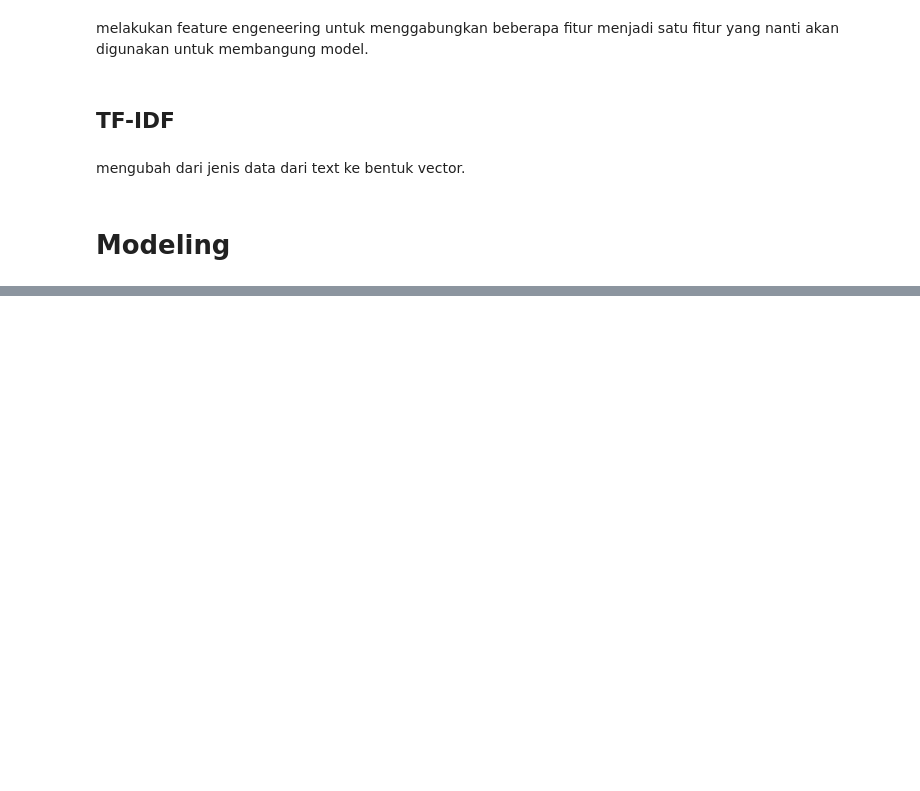
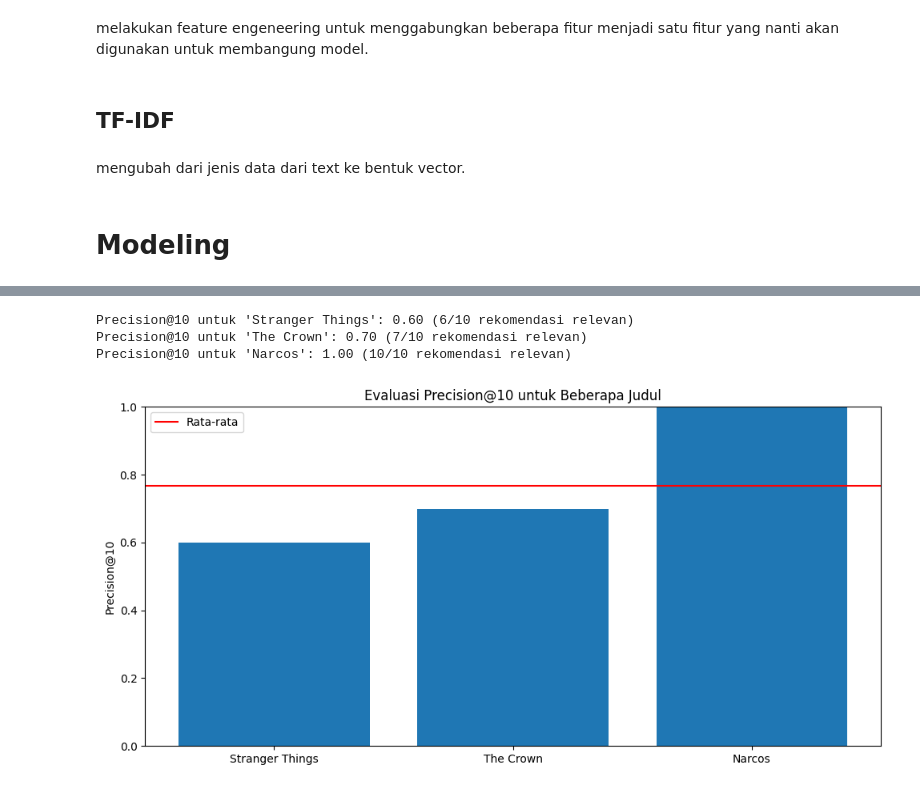
Before and after one commit to potaHere/submssion-Machine-Learning-Terapan, a Jupyter notebook: Sistem_Rekomendasi.ipynb, the cells around one changed output, grey strips where cells are left out. Drawn from its saved outputs; the diff is of its cells as text; code cells hidden in the pictures; blank space fills up the shorter version.

```diff
--- a/Sistem_Rekomendasi.ipynb
+++ b/Sistem_Rekomendasi.ipynb
@@ -208,0 +351,62 @@ IndentationError: expected an indented block after 'if' statement on line 6 (<ip
+# %%
+# Precision at K
+def precision_at_k(title, k=10):
+    try:
+        # Mendapatkan genre dari judul input
+        input_idx = indices[title]
+        input_genres = preprocessed_df.iloc[input_idx]['listed_in'].split(',')
+        input_genres = [genre.strip().lower() for genre in input_genres]
+
+        # Mendapatkan rekomendasi
+        rekomendasi = get_recommendations(title)
+
+        # Menghitung jumlah rekomendasi yang relevan (memiliki minimal satu genre yang sama)
+        relevant_count = 0
+        for idx, row in rekomendasi.iterrows():
+            rec_genres = row['listed_in'].split(',')
+            rec_genres = [genre.strip().lower() for genre in rec_genres]
+
+            # Jika ada minimal satu genre yang sama, dianggap relevan
+            if set(input_genres).intersection(set(rec_genres)):
+                relevant_count += 1
+
+        # Menghitung precision@k
+        precision = relevant_count / k
+        return {
+            'title': title,
+            'precision_at_k': precision,
+            'relevant_count': relevant_count,
+            'total_recommendations': k
+        }
+    except:
+        return f"Title '{title}' not found."
+
+# Evaluasi precision@k untuk beberapa judul
+precision_results = []
+for judul in judul_evaluasi:
+    result = precision_at_k(judul)
+    if isinstance(result, dict):
+        precision_results.append(result)
+        print(f"Precision@10 untuk '{judul}': {result['precision_at_k']:.2f} ({result['relevant_count']}/{result['total_recommendations']} rekomendasi relevan)")
+    else:
+        print(result)
+
+# Visualisasi hasil precision@k
+if precision_results:
+    plt.figure(figsize=(10, 5))
+    titles = [r['title'] for r in precision_results]
+    precisions = [r['precision_at_k'] for r in precision_results]
+
+    plt.bar(titles, precisions)
+    plt.axhline(y=sum(precisions)/len(precisions), color='r', linestyle='-', label='Rata-rata')
+    plt.ylim(0, 1)
+    plt.ylabel('Precision@10')
+    plt.title('Evaluasi Precision@10 untuk Beberapa Judul')
+    plt.legend()
+    plt.tight_layout()
+    plt.show()
+# %% [output]
+Precision@10 untuk 'Stranger Things': 0.60 (6/10 rekomendasi relevan)
+Precision@10 untuk 'The Crown': 0.70 (7/10 rekomendasi relevan)
+Precision@10 untuk 'Narcos': 1.00 (10/10 rekomendasi relevan)
+[figure, added]
```
Also changed, not shown: parts of 6 cells of this notebook.
